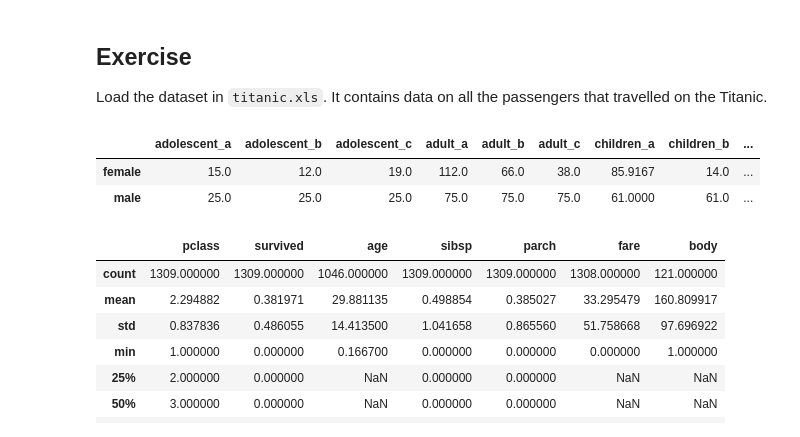
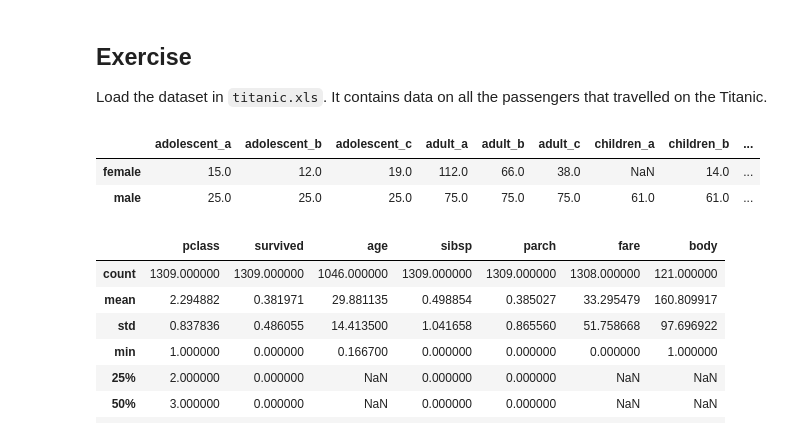
Before and after one commit to nutka7/Homework, a Jupyter notebook: 01 - Pandas and Data Wrangling/Data Wrangling with Pandas.ipynb, the cells around one changed output. Saved outputs shown, nothing was run; the diff lists cells and outputs as text; code cells hidden in the pictures.

```diff
--- a/01 - Pandas and Data Wrangling/Data Wrangling with Pandas.ipynb
+++ b/01 - Pandas and Data Wrangling/Data Wrangling with Pandas.ipynb
@@ -966,6 +966,10 @@ females_surv_avg_total=females_surv_num/total
 males=titanic[titanic.sex=='male']
 males_surv_num=males[males.survived==1].groupby('sex').sum()['survived']
 males_surv_avg_total=males_surv_num/total
+fem_dead_num=females[females.survived==0]
+fem_dead_num=fem_dead_num.survived.count()
+mal_dead_num=males[males.survived==0]
+mal_dead_num=mal_dead_num.survived.count()
 #3. males_surv_avg_total
 a_class_surv_males=males[males.survived==1].groupby('pclass').sum()['survived'][1]
 b_class_surv_males=males[males.survived==1].groupby('pclass').sum()['survived'][2]
@@ -1063,14 +1067,20 @@ if 1 in d_cat_surv_class_male.index:
     d_cat_surv_a_class_male=d_cat_surv_class_male[d_cat_surv_class_male.index==1].values[0][0]
 if 2 in d_cat_surv_class_male.index:
     d_cat_surv_b_class_male=d_cat_surv_class_male[d_cat_surv_class_male.index==2].values[0][0]
+else:
+    d_cat_surv_b_class_male=None
 if 3 in d_cat_surv_class_male.index:
     d_cat_surv_c_class_male=d_cat_surv_class_male[d_cat_surv_class_male.index==3].values[0][0]
+else:
+    d_cat_surv_c_class_male=None
 ############
 # age category class A females
 a_cat_surv_class=a_cat[a_cat.survived==1]
 a_cat_surv_class_female=a_cat_surv_class[a_cat_surv_class.sex=='female'].groupby('pclass').sum()
 if 1 in a_cat_surv_class_female.index:
     a_cat_surv_a_class_female=a_cat_surv_class_female[a_cat_surv_class_female.index==1].values[0][0]
+else:
+    a_cat_surv_a_class_female=None
 if 2 in a_cat_surv_class_female.index:
     a_cat_surv_b_class_female=a_cat_surv_class_female[a_cat_surv_class_female.index==2].values[0][0]
 if 3 in a_cat_surv_class_female.index:
@@ -1099,35 +1109,39 @@ d_cat_surv_class_female=d_cat_surv_class[d_cat_surv_class.sex=='female'].groupby
 if 1 in d_cat_surv_class_female.index:
     d_cat_surv_a_class_female=d_cat_surv_class_female[d_cat_surv_class_female.index==1].values[0][0]
 if 2 in d_cat_surv_class_female.index:
     d_cat_surv_b_class_female=d_cat_surv_class_female[d_cat_surv_class_female.index==2].values[0][0]
+else:
+    d_cat_surv_b_class_female=None
 if 3 in d_cat_surv_class_female.index:
     d_cat_surv_c_class_female=d_cat_surv_class_female[d_cat_surv_class_female.index==3].values[0][0]
+else:
+    d_cat_surv_c_class_female=None
 #c_cat_surv_c_class_female
 data2={'survived':pd.Series([females_surv_num.values[0],males_surv_num.values[0]],index=['female','male'])
             ,'dead':pd.Series([fem_dead_num,mal_dead_num],index=['female','male'])
             ,'total':pd.Series([females.survived.count(),males.survived.count()],index=['female','male'])
             ,'children_a':pd.Series([a_cat_surv_a_class_female,a_class_surv_males],index=['female','male'])
             ,'children_b':pd.Series([a_cat_surv_b_class_female,a_class_surv_males],index=['female','male'])
             ,'children_c':pd.Series([a_cat_surv_c_class_female,a_class_surv_males],index=['female','male'])
             ,'adolescent_a':pd.Series([b_cat_surv_a_class_female,b_class_surv_males],index=['female','male'])
             ,'adolescent_b':pd.Series([b_cat_surv_b_class_female,b_class_surv_males],index=['female','male'])
             ,'adolescent_c':pd.Series([b_cat_surv_c_class_female,b_class_surv_males],index=['female','male'])
             ,'adult_a':pd.Series([c_cat_surv_a_class_female,c_class_surv_males],index=['female','male'])
             ,'adult_b':pd.Series([c_cat_surv_b_class_female,c_class_surv_males],index=['female','male'])
             ,'adult_c':pd.Series([c_cat_surv_c_class_female,c_class_surv_males],index=['female','male'])
             ,'senior_a':pd.Series([d_cat_surv_a_class_female,d_cat_surv_a_class_male],index=['female','male'])
             ,'senior_b':pd.Series([d_cat_surv_b_class_female,d_cat_surv_b_class_male],index=['female','male'])
             ,'senior_c':pd.Series([d_cat_surv_c_class_female,d_cat_surv_c_class_male],index=['female','male'])}
 
 pd.DataFrame(data2)
 #a_cat_surv_class_female[a_cat_surv_class_female.index==2]
 #ddd=a_cat[a_cat.survived==1].groupby('pclass').count()
 #ddd[ddd.index==1].values[0][0]
 #4 in ddd.index
 # %% [output]
 |  | adolescent_a | adolescent_b | adolescent_c | adult_a | adult_b | adult_c | children_a | children_b | ... |
-| female | 15.0 | 12.0 | 19.0 | 112.0 | 66.0 | 38.0 | 85.9167 | 14.0 | ... |
-| male | 25.0 | 25.0 | 25.0 | 75.0 | 75.0 | 75.0 | 61.0000 | 61.0 | ... |
+| female | 15.0 | 12.0 | 19.0 | 112.0 | 66.0 | 38.0 | NaN | 14.0 | ... |
+| male | 25.0 | 25.0 | 25.0 | 75.0 | 75.0 | 75.0 | 61.0 | 61.0 | ... |
 # %%
 # titanic survival
 titanic.groupby('survived').hist()
```
Also changed, not shown: parts of 6 cells of this notebook.
